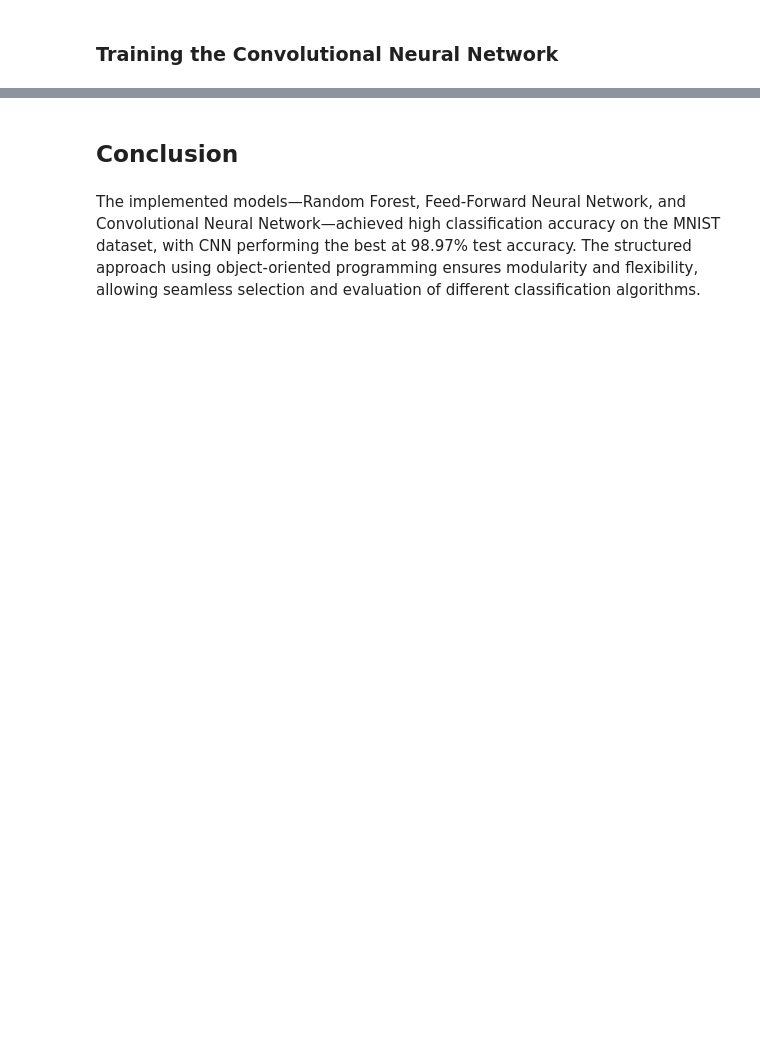
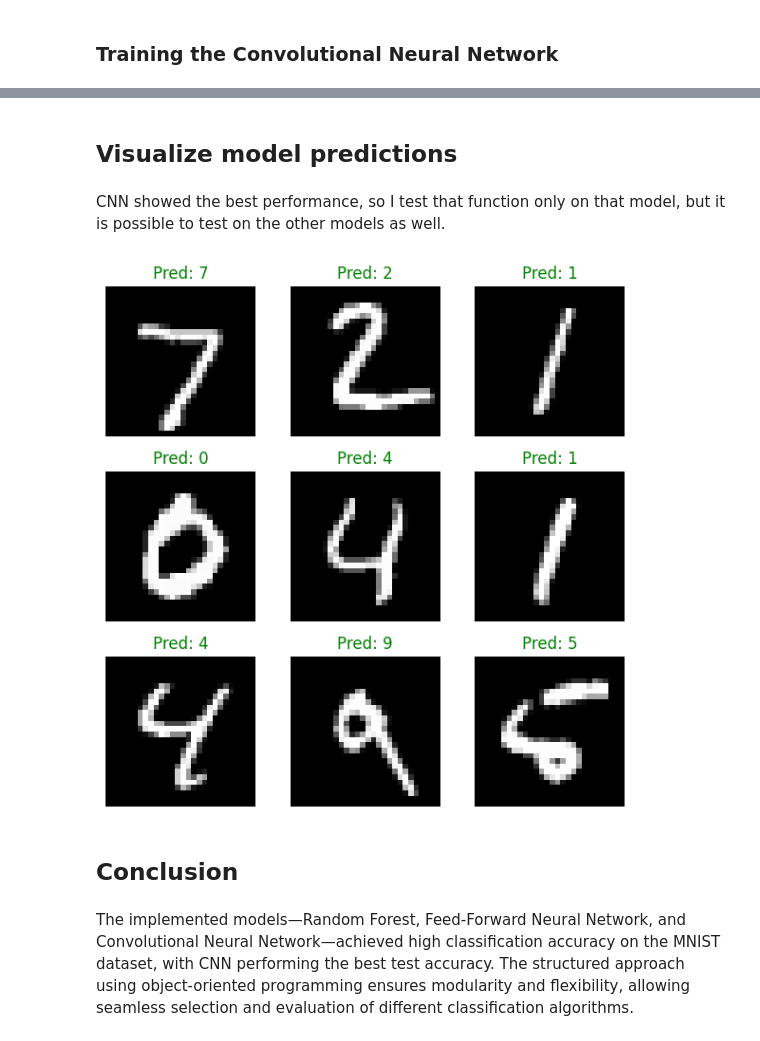
Before and after one commit to davydantoniuk/winstars-data-science, a Jupyter notebook: image-classification/mnist_classification.ipynb, the cells around one changed output, grey strips where cells are left out. Saved outputs shown, nothing was run; the diff lists cells and outputs as text; code cells hidden in the pictures; blank space fills up the shorter version.

Commit message:
Add function to visualize model predictions

```diff
--- a/image-classification/mnist_classification.ipynb
+++ b/image-classification/mnist_classification.ipynb
@@ -394,0 +396,2 @@ CNN Test Accuracy: 0.9897
+# %% [markdown]
+## Visualize model predictions
@@ -395,4 +457,10 @@ CNN Test Accuracy: 0.9897
+# %% [markdown]
+CNN showed the best performance, so I test that function only on that model, but it is possible to test on the other models as well.
+# %%
+visualize_predictions(cnn_classifier, test_loader, num_images=9)
+# %% [output]
+[figure, added]
 # %% [markdown]
 ## Conclusion
 # %% [markdown]
-The implemented models—Random Forest, Feed-Forward Neural Network, and Convolutional Neural Network—achieved high classification accuracy on the MNIST dataset, with CNN performing the best at 98.97% test accuracy. The structured approach using object-oriented programming ensures modularity and flexibility, allowing seamless selection and evaluation of different classification algorithms.
+The implemented models—Random Forest, Feed-Forward Neural Network, and Convolutional Neural Network—achieved high classification accuracy on the MNIST dataset, with CNN performing the best test accuracy. The structured approach using object-oriented programming ensures modularity and flexibility, allowing seamless selection and evaluation of different classification algorithms.
```
Also changed, not shown: parts of 6 cells of this notebook.
